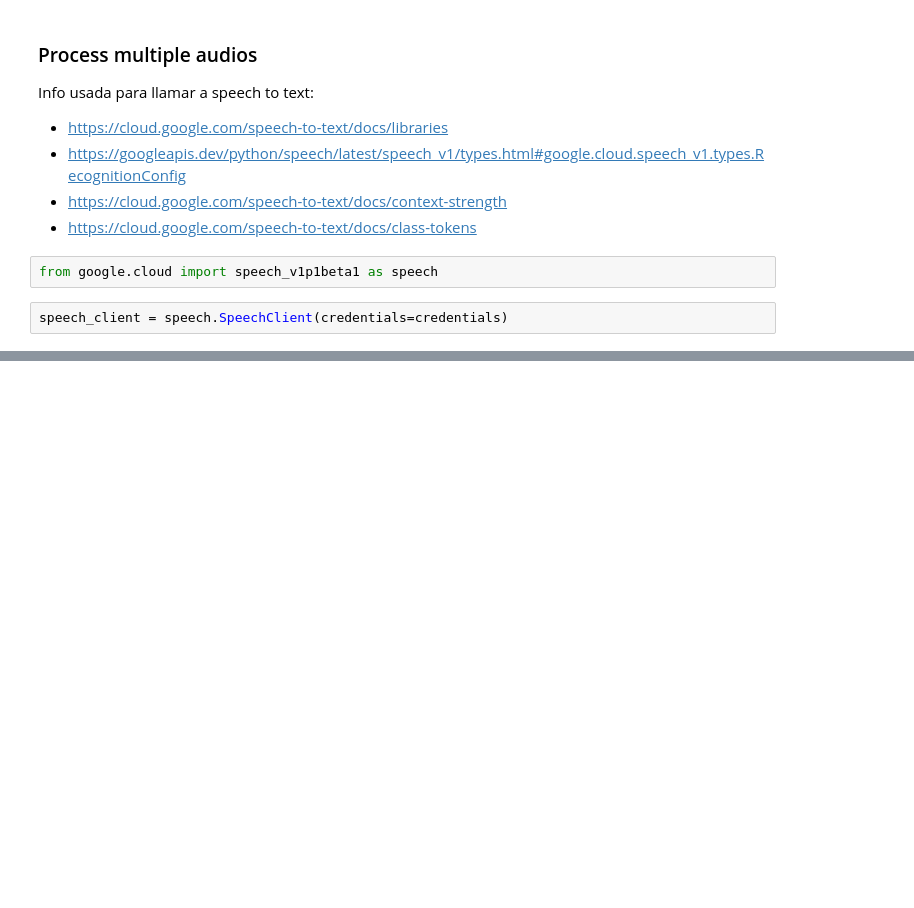
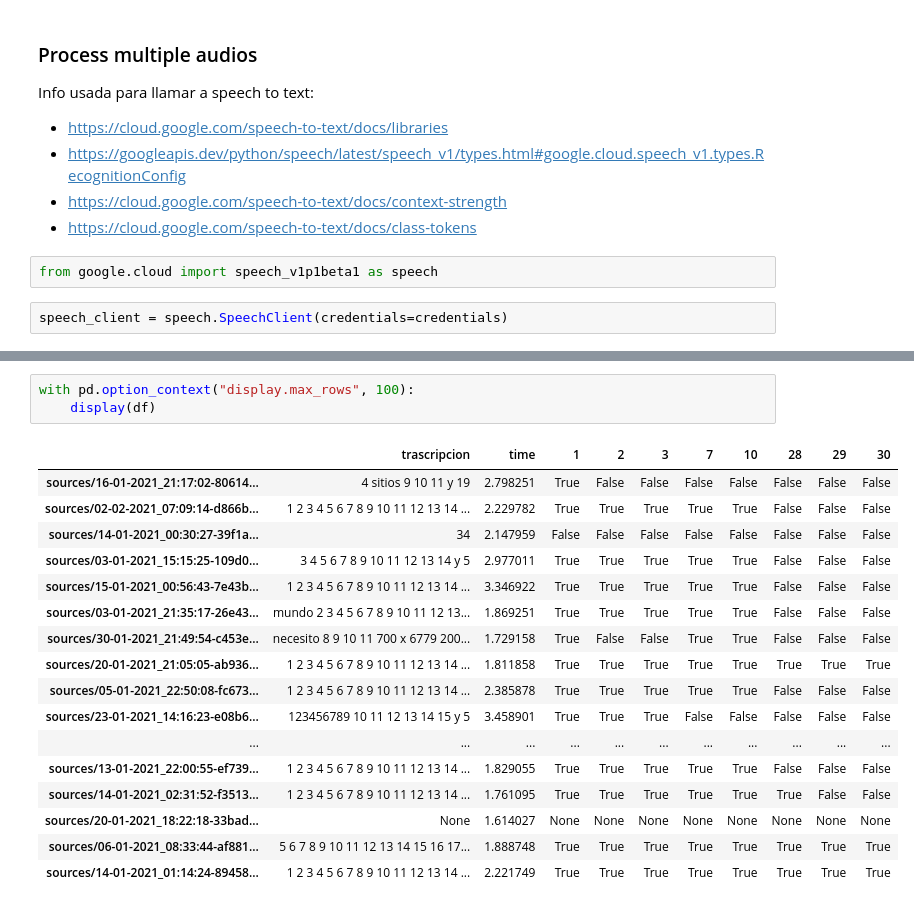
Before and after one commit to DanielGMedina/smart-dyspnea-ml, a Jupyter notebook: gcp_transcribe.ipynb, the cells around one changed output, grey strips where cells are left out. Drawn from its saved outputs; the diff is of its cells as text; blank space fills up the shorter version.

```diff
--- a/gcp_transcribe.ipynb
+++ b/gcp_transcribe.ipynb
@@ -129,0 +289,21 @@ df.head()
+# %%
+with pd.option_context("display.max_rows", 100):
+    display(df)
+# %% [output]
+|  | trascripcion | time | 1 | 2 | 3 | 7 | 10 | 28 | 29 | 30 |
+| sources/16-01-2021_21:17:02-80614... | 4 sitios 9 10 11 y 19 | 2.798251 | True | False | False | False | False | False | False | False |
+| sources/02-02-2021_07:09:14-d866b... | 1 2 3 4 5 6 7 8 9 10 11 12 13 14 ... | 2.229782 | True | True | True | True | True | False | False | False |
+| sources/14-01-2021_00:30:27-39f1a... | 34 | 2.147959 | False | False | False | False | False | False | False | False |
+| sources/03-01-2021_15:15:25-109d0... | 3 4 5 6 7 8 9 10 11 12 13 14 y 5 | 2.977011 | True | True | True | True | True | False | False | False |
+| sources/15-01-2021_00:56:43-7e43b... | 1 2 3 4 5 6 7 8 9 10 11 12 13 14 ... | 3.346922 | True | True | True | True | True | False | False | False |
+| sources/03-01-2021_21:35:17-26e43... | mundo 2 3 4 5 6 7 8 9 10 11 12 13... | 1.869251 | True | True | True | True | True | False | False | False |
+| sources/30-01-2021_21:49:54-c453e... | necesito 8 9 10 11 700 x 6779 200... | 1.729158 | True | False | False | True | True | False | False | False |
+| sources/20-01-2021_21:05:05-ab936... | 1 2 3 4 5 6 7 8 9 10 11 12 13 14 ... | 1.811858 | True | True | True | True | True | True | True | True |
+| sources/05-01-2021_22:50:08-fc673... | 1 2 3 4 5 6 7 8 9 10 11 12 13 14 ... | 2.385878 | True | True | True | True | True | False | False | False |
+| sources/23-01-2021_14:16:23-e08b6... | 123456789 10 11 12 13 14 15 y 5 | 3.458901 | True | True | True | False | False | False | False | False |
+| ... | ... | ... | ... | ... | ... | ... | ... | ... | ... | ... |
+| sources/13-01-2021_22:00:55-ef739... | 1 2 3 4 5 6 7 8 9 10 11 12 13 14 ... | 1.829055 | True | True | True | True | True | False | False | False |
+| sources/14-01-2021_02:31:52-f3513... | 1 2 3 4 5 6 7 8 9 10 11 12 13 14 ... | 1.761095 | True | True | True | True | True | True | False | False |
+| sources/20-01-2021_18:22:18-33bad... | None | 1.614027 | None | None | None | None | None | None | None | None |
+| sources/06-01-2021_08:33:44-af881... | 5 6 7 8 9 10 11 12 13 14 15 16 17... | 1.888748 | True | True | True | True | True | True | True | True |
+| sources/14-01-2021_01:14:24-89458... | 1 2 3 4 5 6 7 8 9 10 11 12 13 14 ... | 2.221749 | True | True | True | True | True | True | True | True |
```
Also changed, not shown: parts of 27 cells of this notebook.
